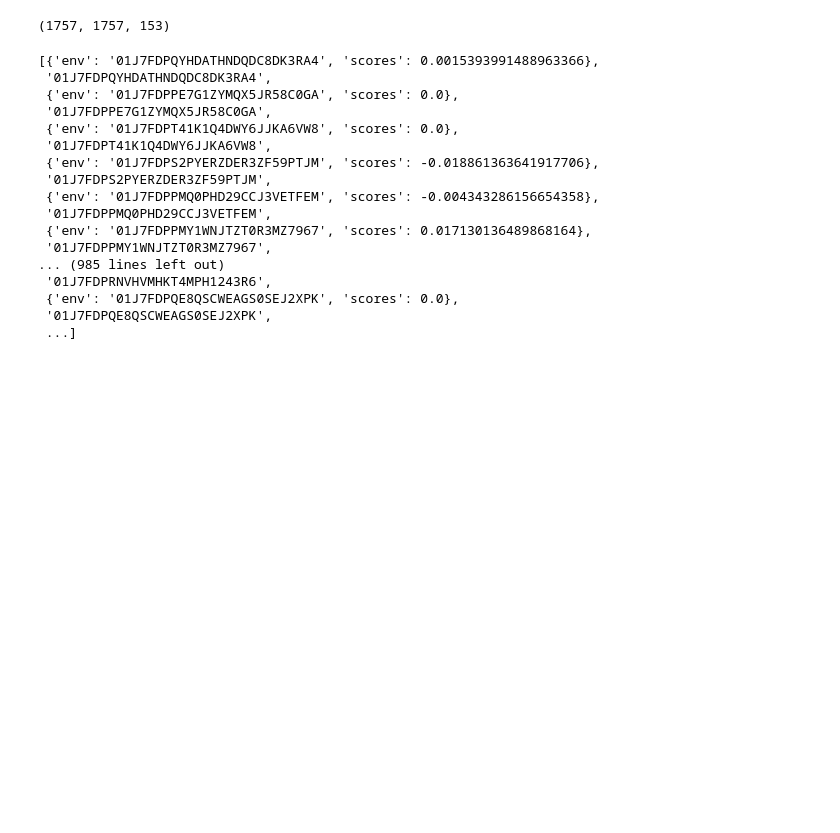
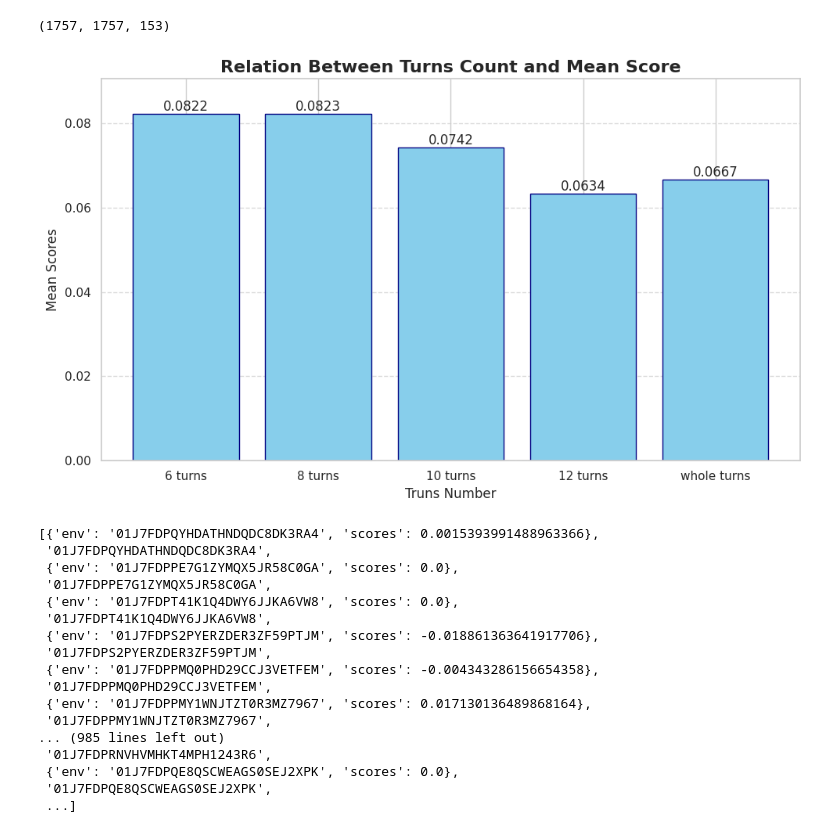
Before and after one commit to andyjliu/sotopia-diplomacy, a Jupyter notebook: src/data/intent_value/taskeval_v3/taskeval_sampling.ipynb, the cells around one changed output. Drawn from its saved outputs; the diff is of its cells as text; code cells hidden in the pictures; blank space fills up the shorter version.

```diff
--- a/src/data/intent_value/taskeval_v3/taskeval_sampling.ipynb
+++ b/src/data/intent_value/taskeval_v3/taskeval_sampling.ipynb
@@ -54,4 +71,47 @@ llama_few_shot_score_dict = get_score_dict_from_dialogue(llama_few_shot)
 # actual_dialogue_score_dict[0]
+# %%
+few_shot_whole_mean = np.mean([i['scores'] for i in llama_few_shot_score_dict]).round(4)
+few_shot_6_mean = np.mean([i['scores'] for i in llama_few_shot_turns_6_score_dict]).round(4)
+few_shot_8_mean = np.mean([i['scores'] for i in llama_few_shot_turns_8_score_dict]).round(4)
+few_shot_10_mean = np.mean([i['scores'] for i in llama_few_shot_turns_10_score_dict]).round(4)
+few_shot_12_mean = np.mean([i['scores'] for i in llama_few_shot_turns_12_score_dict]).round(4)
+# %%
+import matplotlib.pyplot as plt
+import numpy as np
+
+# 数据
+categories = ['6 turns', '8 turns', '10 turns', '12 turns', 'whole turns']
+values = [few_shot_6_mean, few_shot_8_mean, few_shot_10_mean, few_shot_12_mean, few_shot_whole_mean]
+
+# 创建条形图
+plt.figure(figsize=(10, 6))
+bars = plt.bar(categories, values, color='skyblue', edgecolor='navy')
+
+# 添加标题和轴标签
+plt.title('Relation Between Turns Count and Mean Score', fontsize=16, fontweight='bold')
+plt.xlabel('Truns Number', fontsize=12)
+plt.ylabel('Mean Scores', fontsize=12)
+
+# 在每个条形上方添加数值标签
+for bar in bars:
+    height = bar.get_height()
+    plt.text(bar.get_x() + bar.get_width()/2., height,
+             f'{height}',
+             ha='center', va='bottom')
+
+# 自定义y轴范围，使图表更美观
+plt.ylim(0, max(values) * 1.1)
+
+# 添加网格线以提高可读性
+plt.grid(axis='y', linestyle='--', alpha=0.7)
+
+# 调整布局
+plt.tight_layout()
+
+# 显示图表
+plt.show()
+# %% [output]
+[figure, added]
 # %%
 def sub_score(score_list_1, score_list_2):
     model_score_dict = {item['env']: item['scores'] for item in score_list_2}
```
Also changed, not shown: parts of 3 cells of this notebook.
